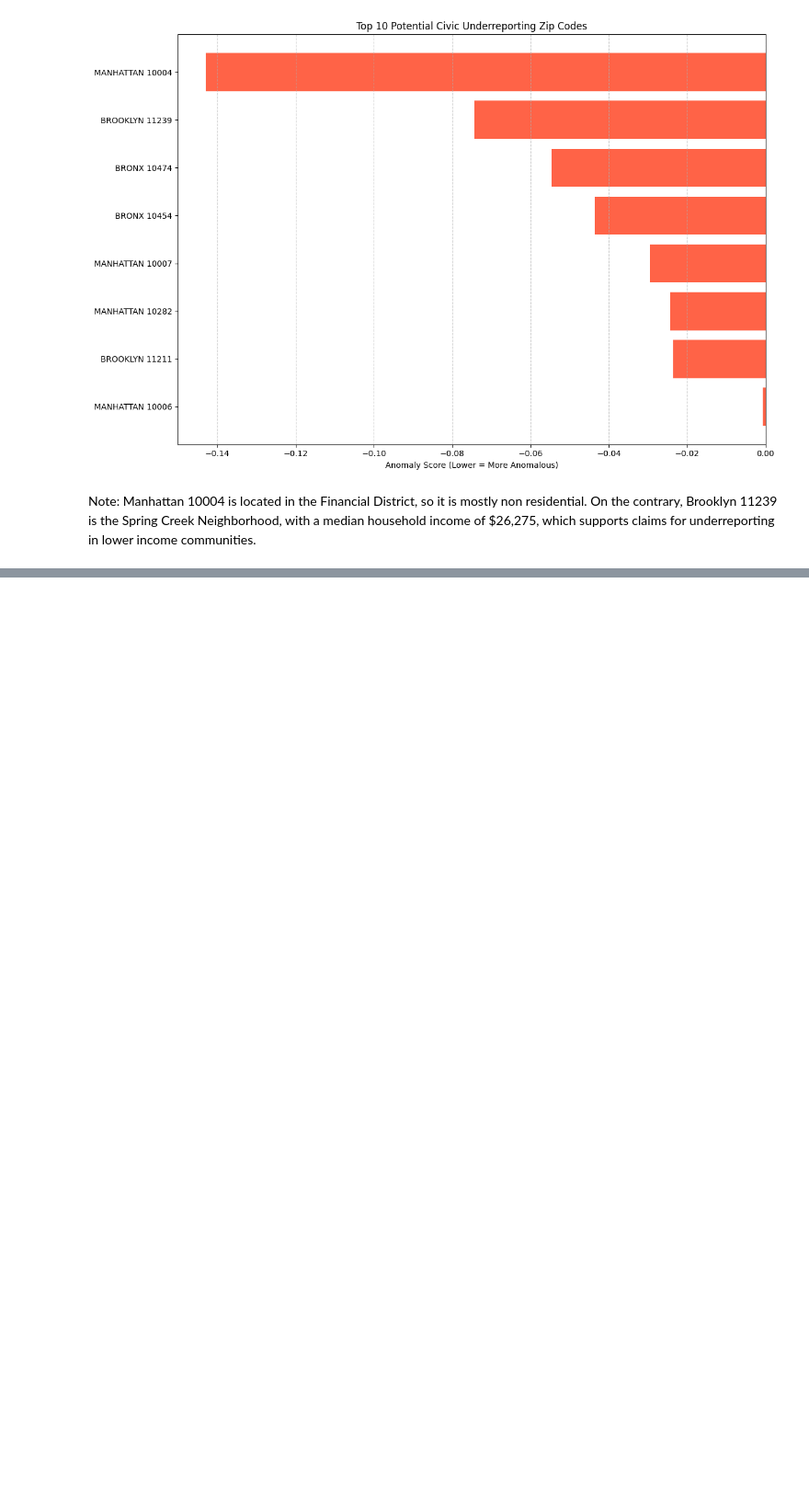
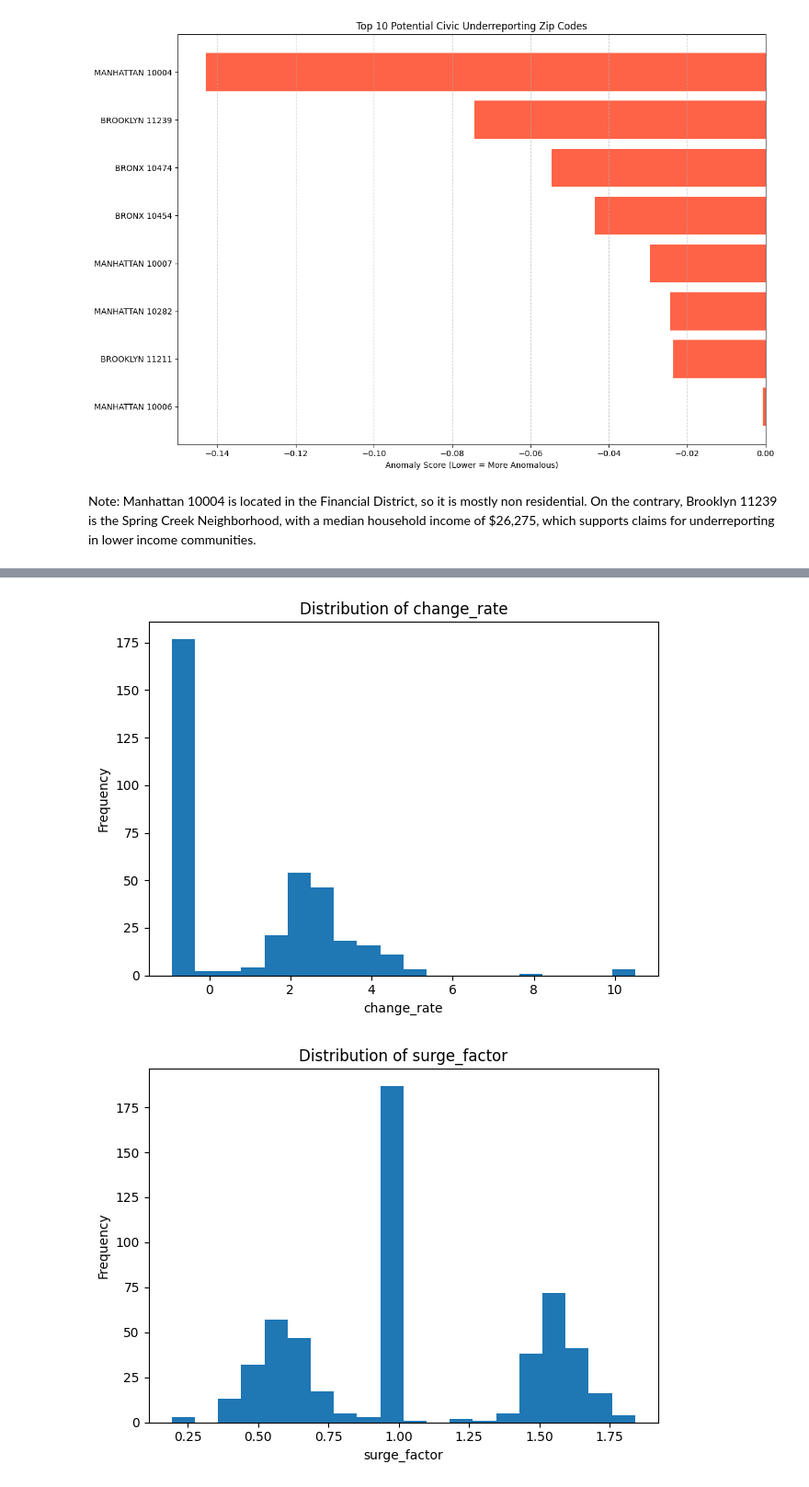
Before and after one commit to kevingutierrez04/311-calls-ny, a Jupyter notebook: ML_models.ipynb, the cells around one changed output, grey strips where cells are left out. Shown at 92% size. Saved outputs shown, nothing was run; the diff lists cells and outputs as text; code cells hidden in the pictures; blank space fills up the shorter version.

```diff
--- a/ML_models.ipynb
+++ b/ML_models.ipynb
@@ -166,0 +346,22 @@ Note: Manhattan 10004 is located in the Financial District, so it is mostly non
+# %%
+# Plot 1: Histograms
+for var in ['change_rate','surge_factor','complaint_diversity','p90_resolution_hours']:
+    plt.figure()
+    plt.hist(weekly[var].dropna(), bins=20)
+    plt.title(f'Distribution of {var}')
+    plt.xlabel(var)
+    plt.ylabel('Frequency')
+    plt.tight_layout()
+
+# Plot 2: Scatter surge vs change
+plt.figure()
+plt.scatter(weekly['change_rate'], weekly['surge_factor'])
+plt.title('Surge Factor vs Change Rate')
+plt.xlabel('Change Rate')
+plt.ylabel('Surge Factor')
+plt.tight_layout()
+
+plt.show()
+# %% [output]
+[figure, added]
+[figure, added]
```
Also changed, not shown: parts of 11 cells of this notebook, 2 other files.
